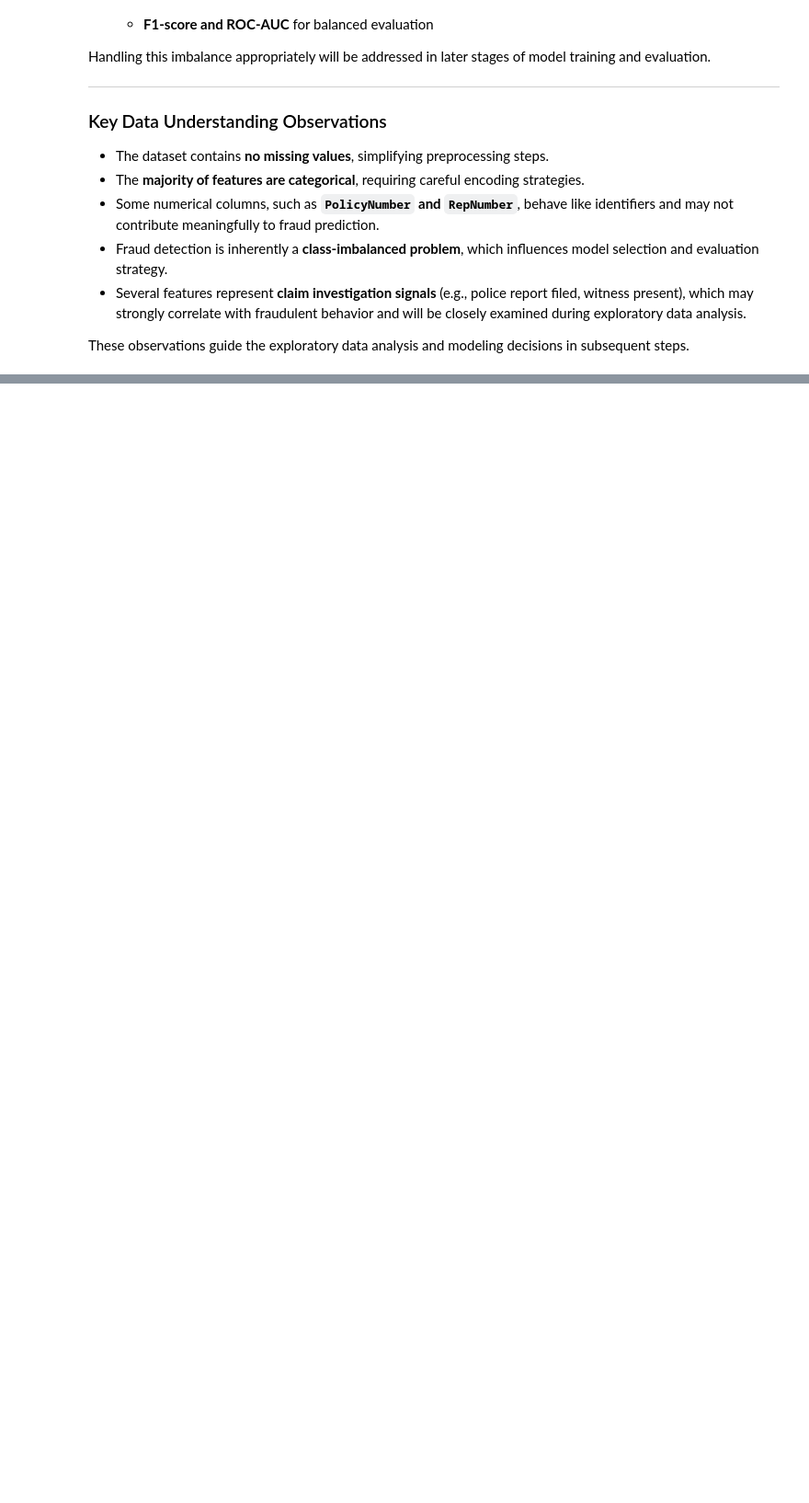
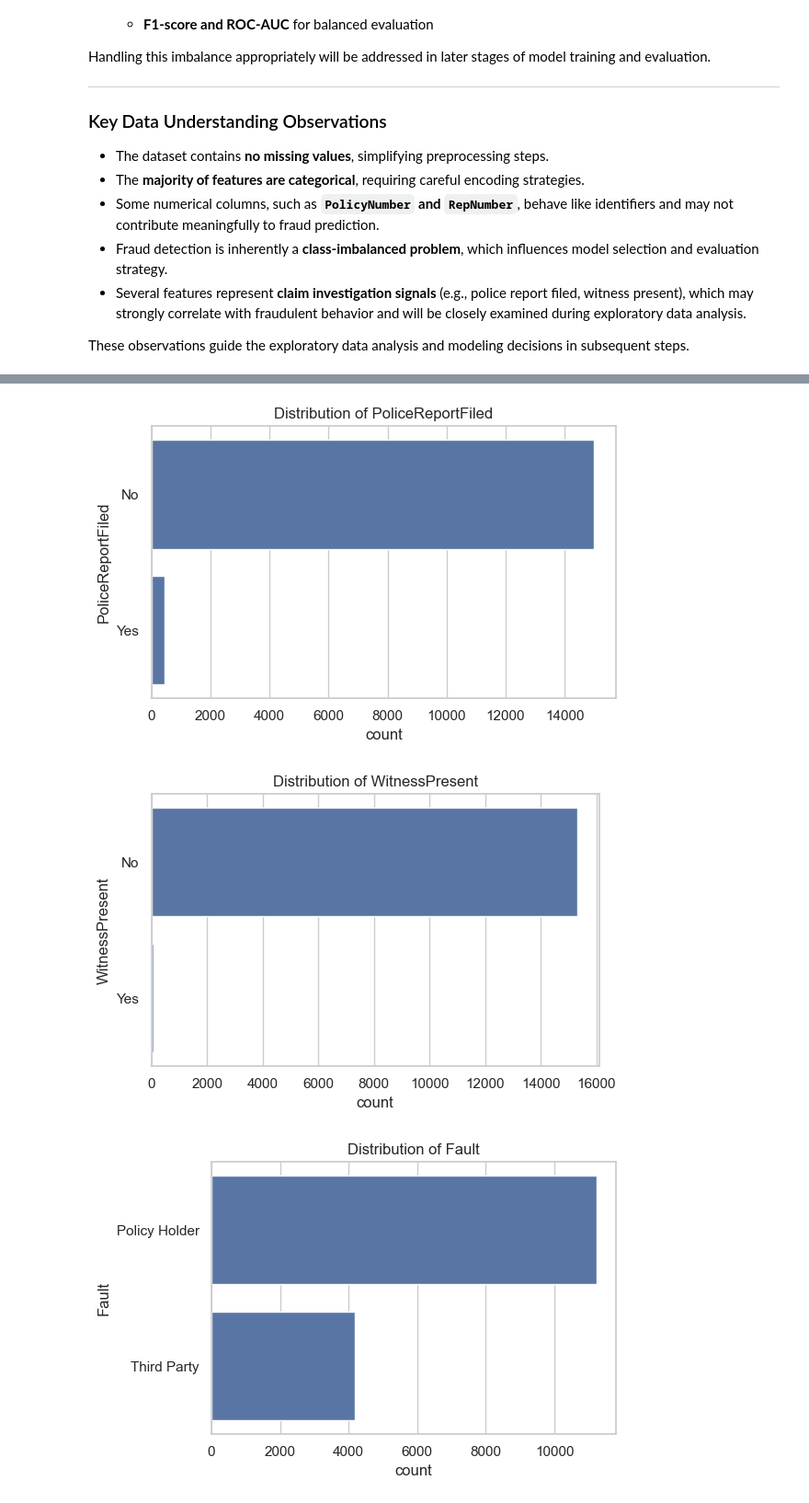
Before and after one commit to AmalSatheesan/Vehicle_Insurance_Claim_Fraud_Detection, a Jupyter notebook: notebooks/01_data_exploration.ipynb, the cells around one changed output, grey strips where cells are left out. Shown at 92% size. Cells and saved outputs as stored; diff of their text form; code cells hidden in the pictures; blank space fills up the shorter version.

```diff
--- a/notebooks/01_data_exploration.ipynb
+++ b/notebooks/01_data_exploration.ipynb
@@ -153,0 +232,18 @@ These observations guide the exploratory data analysis and modeling decisions in
+# %%
+key_categorical_features = [
+    'PoliceReportFiled',
+    'WitnessPresent',
+    'Fault',
+    'AccidentArea'
+]
+
+for col in key_categorical_features:
+    plt.figure(figsize=(6,4))
+    sns.countplot(y=col, data=df, order=df[col].value_counts().index)
+    plt.title(f"Distribution of {col}")
+    plt.tight_layout()
+    plt.show()
+# %% [output]
+[figure, added]
+[figure, added]
+[figure, added]
```
Also changed, not shown: parts of 11 cells of this notebook.
